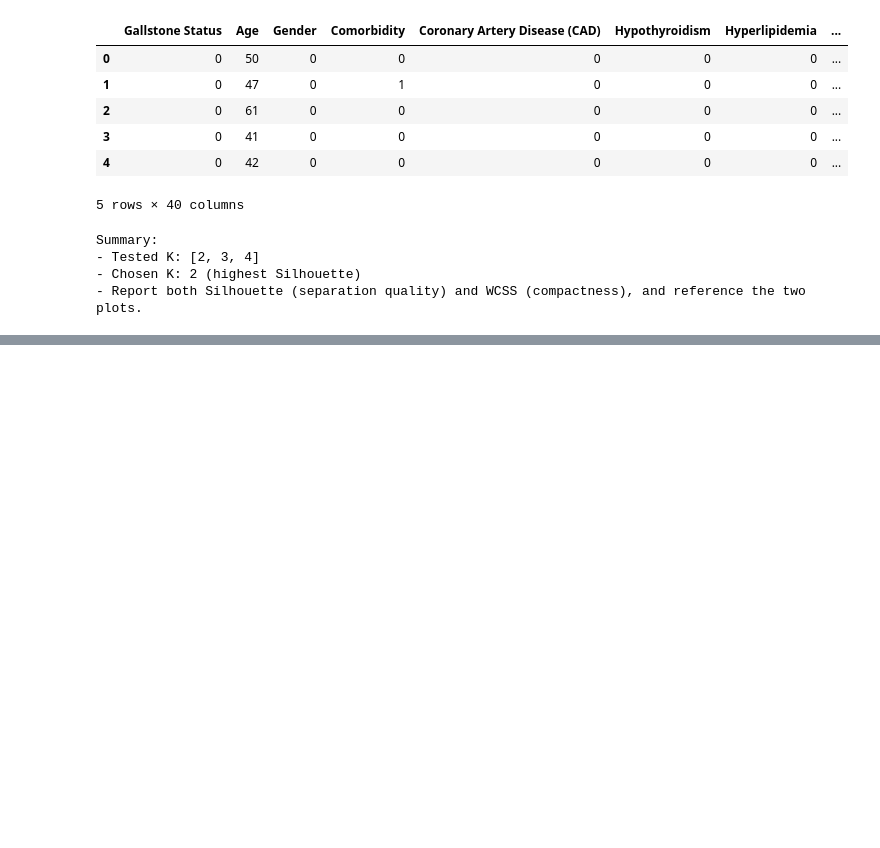
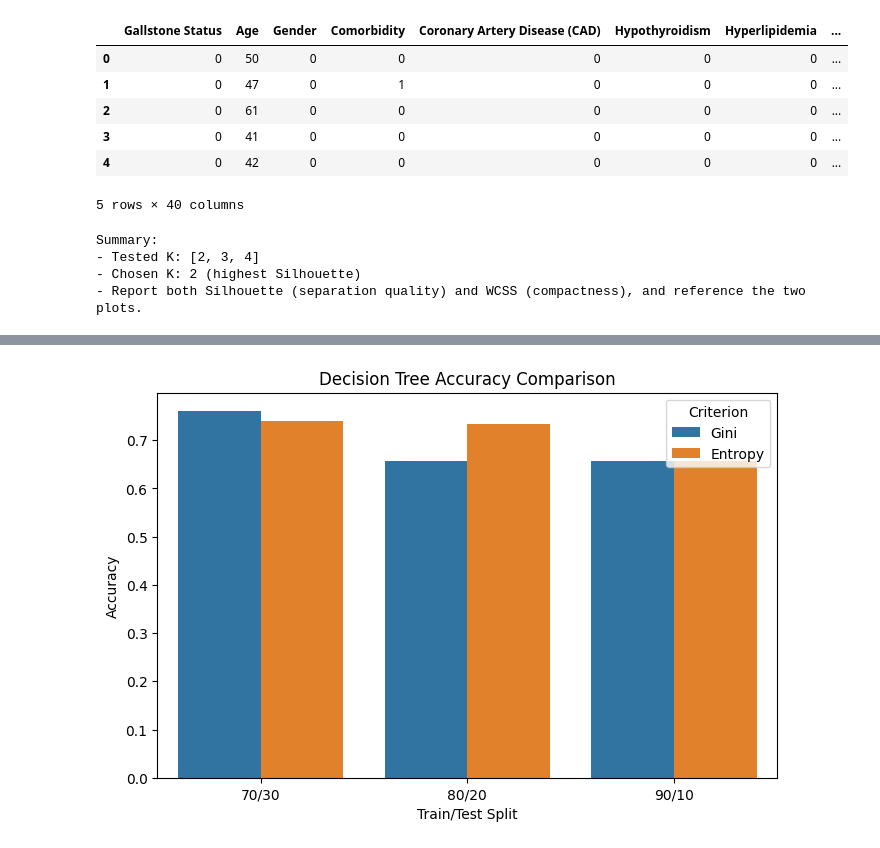
Before and after one commit to ShathaAlshalawi/Gallstone_project, a Jupyter notebook: Reports/phase3.ipynb, the cells around one changed output, grey strips where cells are left out. Cells and saved outputs as stored; diff of their text form; code cells hidden in the pictures; blank space fills up the shorter version.

```diff
--- a/Reports/phase3.ipynb
+++ b/Reports/phase3.ipynb
@@ -93,16 +91,37 @@ def run_decision_tree(X, y, test_size=0.2, criterion="gini"):
     )
     plt.title(f"Decision Tree Structure ({criterion}) - {int((1-test_size)*100)}% Train")
     plt.show()
+
+    return acc
 # %%
 # Step 4: Define features (X) and target (y)
+df = pd.read_csv("dataset-uci.csv")
 X = df.drop("Gallstone Status", axis=1)
 y = df["Gallstone Status"]
 
 splits = [0.1, 0.2, 0.3]
 criteria = ["gini", "entropy"]
+
+gini_accuracies = {}
+entropy_accuracies = {}
+
 for crit in criteria:
     for s in splits:
-        run_decision_tree(X, y, test_size=s, criterion=crit)
+        acc = run_decision_tree(X, y, test_size=s, criterion=crit)
+        if crit == "gini":
+            # Store accuracies based on the percentage of training data
+            gini_accuracies[f"split_{int((1-s)*100)}"] = acc
+        else:
+            entropy_accuracies[f"split_{int((1-s)*100)}"] = acc
+
+# Assign accuracies to specific variables used in the comparison table
+gini70_acc = gini_accuracies["split_70"]
+gini80_acc = gini_accuracies["split_80"]
+gini90_acc = gini_accuracies["split_90"]
+
+ent70_acc = entropy_accuracies["split_70"]
+ent80_acc = entropy_accuracies["split_80"]
+ent90_acc = entropy_accuracies["split_90"]
 # %% [output]
 🔹 Split criterion: gini
 🔹 Train/Test split: 90% / 10%
@@ -270,3 +289,14 @@ Summary:
 - Tested K: [2, 3, 4]
 - Chosen K: 2 (highest Silhouette)
 - Report both Silhouette (separation quality) and WCSS (compactness), and reference the two plots.
+# %%
+import pandas as pd
+
+dt_results = pd.DataFrame({
+    "Train/Test Split": ["70/30", "80/20", "90/10", "70/30", "80/20", "90/10"],
+    "Criterion": ["Gini", "Gini", "Gini", "Entropy", "Entropy", "Entropy"],
+    "Accuracy": [gini70_acc, gini80_acc, gini90_acc, ent70_acc, ent80_acc, ent90_acc]
+})
+
+print("📌 Decision Tree – Comparison Table:")
+dt_results
@@ -272,0 +312,10 @@ Summary:
+# %%
+import seaborn as sns
+import matplotlib.pyplot as plt
+
+plt.figure(figsize=(8,5))
+sns.barplot(data=dt_results, x="Train/Test Split", y="Accuracy", hue="Criterion")
+plt.title("Decision Tree Accuracy Comparison")
+plt.show()
+# %% [output]
+[figure, added]
```
Also changed, not shown: parts of 4 cells of this notebook.
